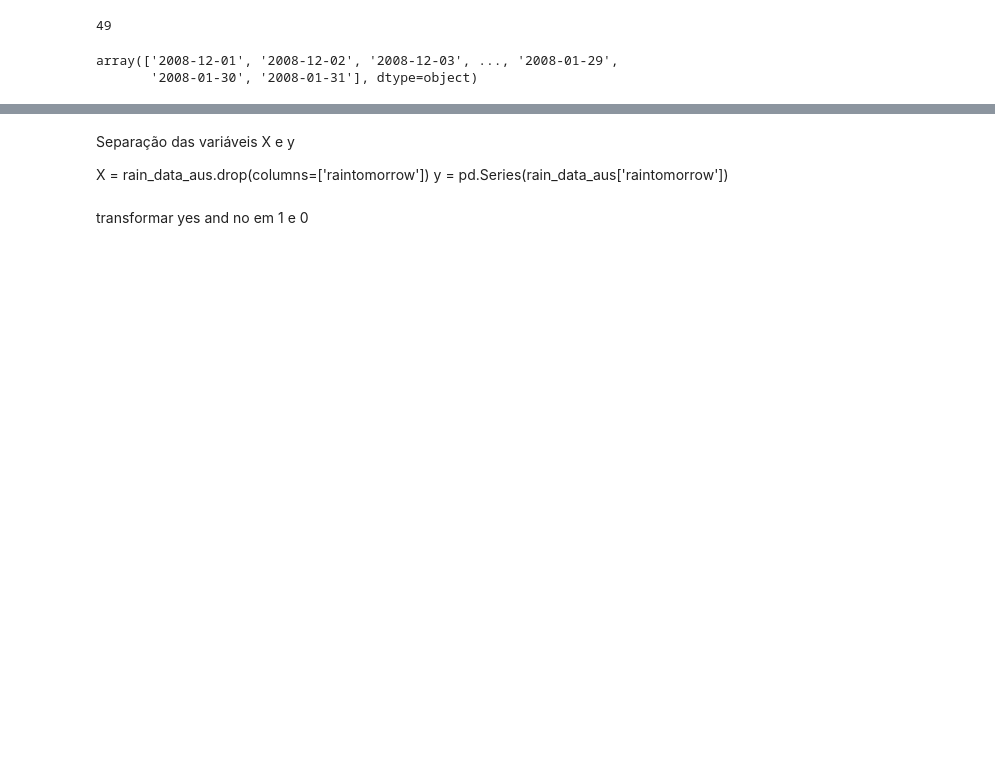
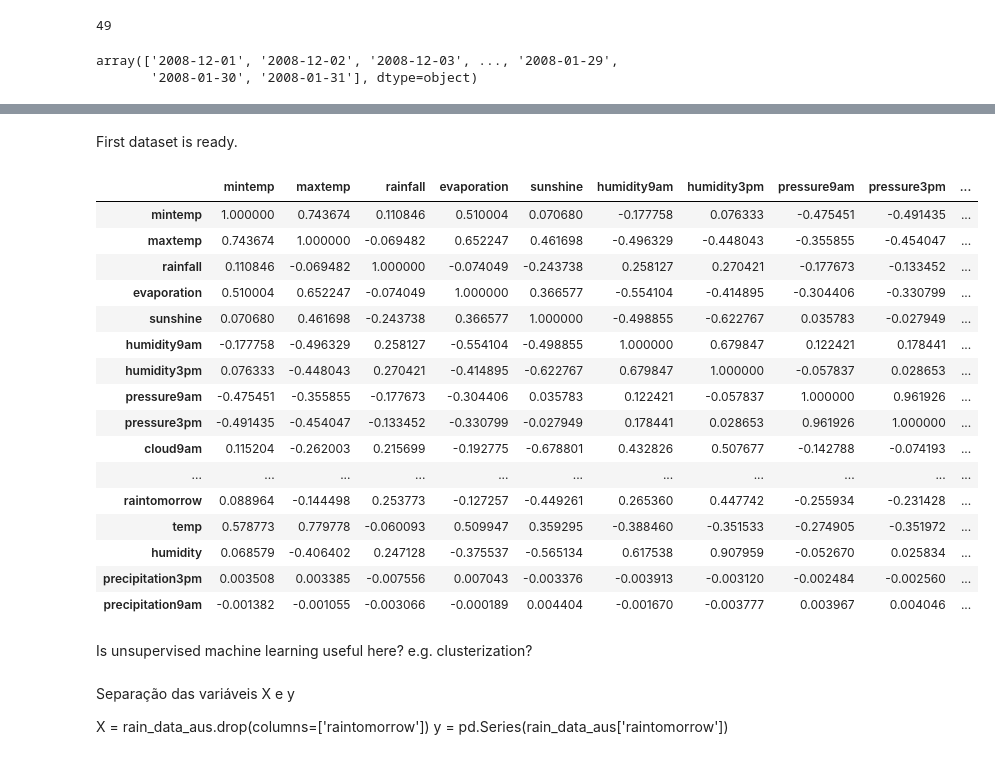
Before and after one commit to hbatistuzzo/Machine_Learning-Rain_in_Australia, a Jupyter notebook: case_itau_henrique.ipynb, the cells around one changed output, grey strips where cells are left out. Saved outputs shown, nothing was run; the diff lists cells and outputs as text; code cells hidden in the pictures; blank space fills up the shorter version.

```diff
--- a/case_itau_henrique.ipynb
+++ b/case_itau_henrique.ipynb
@@ -60,3 +74,5 @@ rain.head()
+# %%
+rain_new = rain.drop(columns=['amountOfRain','modelo_vigente'])
 # %%
 rain.shape
 # %% [output]
@@ -164,0 +162,9 @@ rain.corr()
+# %%
+rain_new.loc[rain_new['raintoday'] == 'No','raintoday'] = 0
+rain_new.loc[rain_new['raintoday'] == 'Yes','raintoday'] = 1
+
+rain_new.loc[rain_new['raintomorrow'] == 'No','raintomorrow'] = 0
+rain_new.loc[rain_new['raintomorrow'] == 'Yes','raintomorrow'] = 1
+# %%
+# Done. Now I will create a dataset with ALL nans removed. This will drastically remove the size of rows, but it's good for a first approach
+rain_excised = rain_new.dropna() # drop indiscriminately
@@ -165,3 +210,32 @@ rain.corr()
+# %%
+rain_excised['raintoday'] = rain_excised.raintoday.astype(int)
+rain_excised['raintomorrow'] = rain_excised.raintomorrow.astype(int)
+# %% [markdown]
+First dataset is ready.
+# %%
+rain_excised.corr()
+# great, 15 and 16 are part of the corr matrix now.
+# Do I want to think about correlations with date and/or locations?
+# %% [output]
+|  | mintemp | maxtemp | rainfall | evaporation | sunshine | humidity9am | humidity3pm | pressure9am | pressure3pm | ... |
+| mintemp | 1.000000 | 0.743674 | 0.110846 | 0.510004 | 0.070680 | -0.177758 | 0.076333 | -0.475451 | -0.491435 | ... |
+| maxtemp | 0.743674 | 1.000000 | -0.069482 | 0.652247 | 0.461698 | -0.496329 | -0.448043 | -0.355855 | -0.454047 | ... |
+| rainfall | 0.110846 | -0.069482 | 1.000000 | -0.074049 | -0.243738 | 0.258127 | 0.270421 | -0.177673 | -0.133452 | ... |
+| evaporation | 0.510004 | 0.652247 | -0.074049 | 1.000000 | 0.366577 | -0.554104 | -0.414895 | -0.304406 | -0.330799 | ... |
+| sunshine | 0.070680 | 0.461698 | -0.243738 | 0.366577 | 1.000000 | -0.498855 | -0.622767 | 0.035783 | -0.027949 | ... |
+| humidity9am | -0.177758 | -0.496329 | 0.258127 | -0.554104 | -0.498855 | 1.000000 | 0.679847 | 0.122421 | 0.178441 | ... |
+| humidity3pm | 0.076333 | -0.448043 | 0.270421 | -0.414895 | -0.622767 | 0.679847 | 1.000000 | -0.057837 | 0.028653 | ... |
+| pressure9am | -0.475451 | -0.355855 | -0.177673 | -0.304406 | 0.035783 | 0.122421 | -0.057837 | 1.000000 | 0.961926 | ... |
+| pressure3pm | -0.491435 | -0.454047 | -0.133452 | -0.330799 | -0.027949 | 0.178441 | 0.028653 | 0.961926 | 1.000000 | ... |
+| cloud9am | 0.115204 | -0.262003 | 0.215699 | -0.192775 | -0.678801 | 0.432826 | 0.507677 | -0.142788 | -0.074193 | ... |
+| ... | ... | ... | ... | ... | ... | ... | ... | ... | ... | ... |
+| raintomorrow | 0.088964 | -0.144498 | 0.253773 | -0.127257 | -0.449261 | 0.265360 | 0.447742 | -0.255934 | -0.231428 | ... |
+| temp | 0.578773 | 0.779778 | -0.060093 | 0.509947 | 0.359295 | -0.388460 | -0.351533 | -0.274905 | -0.351972 | ... |
+| humidity | 0.068579 | -0.406402 | 0.247128 | -0.375537 | -0.565134 | 0.617538 | 0.907959 | -0.052670 | 0.025834 | ... |
+| precipitation3pm | 0.003508 | 0.003385 | -0.007556 | 0.007043 | -0.003376 | -0.003913 | -0.003120 | -0.002484 | -0.002560 | ... |
+| precipitation9am | -0.001382 | -0.001055 | -0.003066 | -0.000189 | 0.004404 | -0.001670 | -0.003777 | 0.003967 | 0.004046 | ... |
+# %% [markdown]
+Is unsupervised machine learning useful here? e.g. clusterization?
 # %% [markdown]
 Separação das variáveis X e y
 
@@ -169,5 +243,3 @@ X = rain_data_aus.drop(columns=['raintomorrow'])
 y = pd.Series(rain_data_aus['raintomorrow'])
 # %%
 X_train, X_test, y_train, y_test = train_test_split(X,y,test_size=0.2,random_state=42,stratify=y?)
-# %% [markdown]
-transformar yes and no em 1 e 0
```
Also changed, not shown: parts of 28 cells of this notebook.
